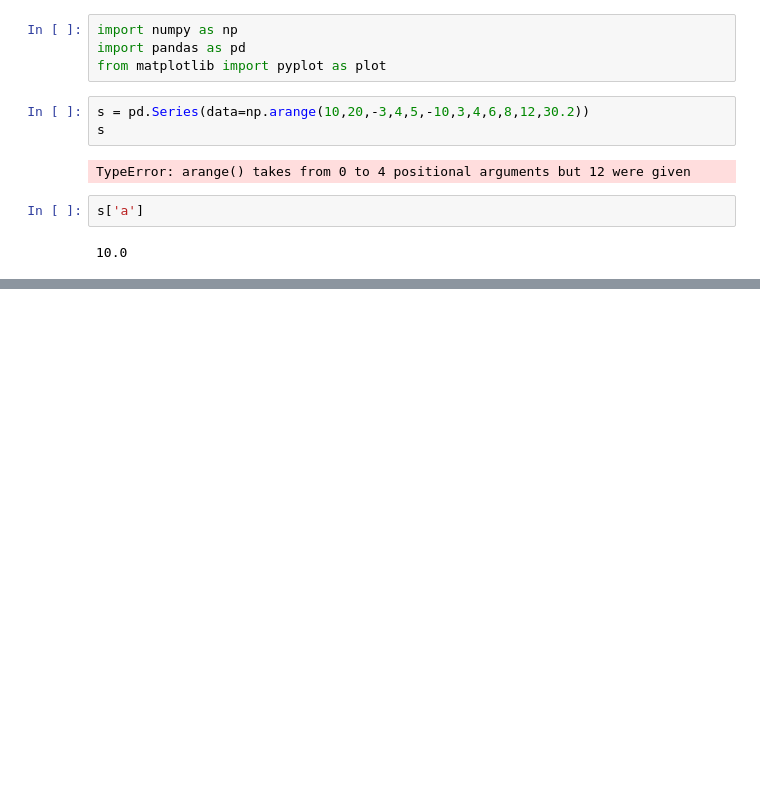
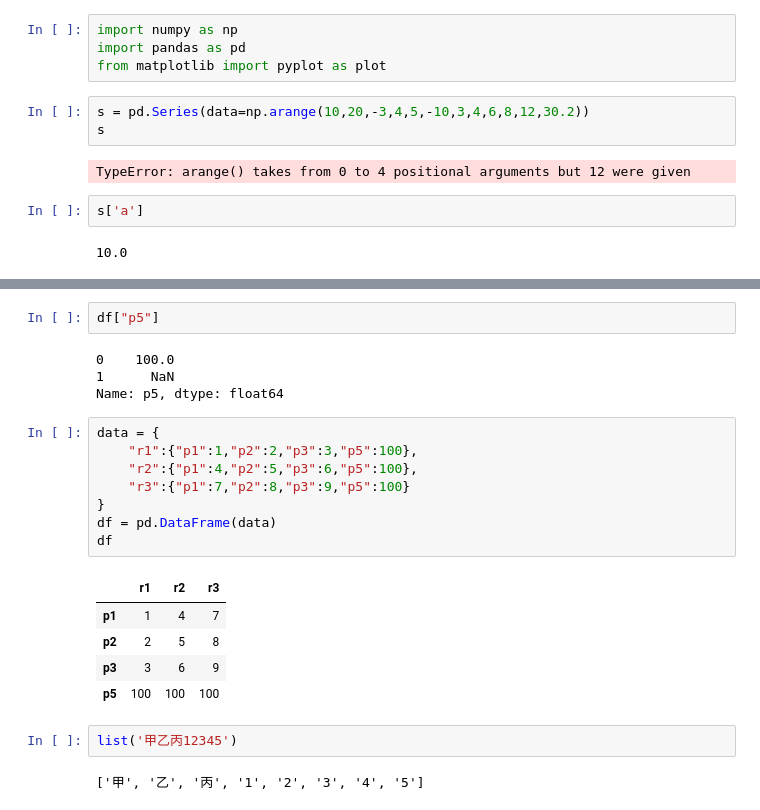
Before and after one commit to estateangela/PythonClass, a Jupyter notebook: BI0515.ipynb, the cells around one changed output, grey strips where cells are left out. Saved outputs shown, nothing was run; the diff lists cells and outputs as text; blank space fills up the shorter version.

```diff
--- a/BI0515.ipynb
+++ b/BI0515.ipynb
@@ -463,0 +486,24 @@ s['a']
+# %%
+df["p5"]
+# %% [output]
+0    100.0
+1      NaN
+Name: p5, dtype: float64
+# %%
+data = {
+    "r1":{"p1":1,"p2":2,"p3":3,"p5":100},
+    "r2":{"p1":4,"p2":5,"p3":6,"p5":100},
+    "r3":{"p1":7,"p2":8,"p3":9,"p5":100}
+}
+df = pd.DataFrame(data)
+df
+# %% [output]
+|  | r1 | r2 | r3 |
+| p1 | 1 | 4 | 7 |
+| p2 | 2 | 5 | 8 |
+| p3 | 3 | 6 | 9 |
+| p5 | 100 | 100 | 100 |
+# %%
+list('甲乙丙12345')
+# %% [output]
+['甲', '乙', '丙', '1', '2', '3', '4', '5']
```
Also changed, not shown: parts of 12 cells of this notebook.
